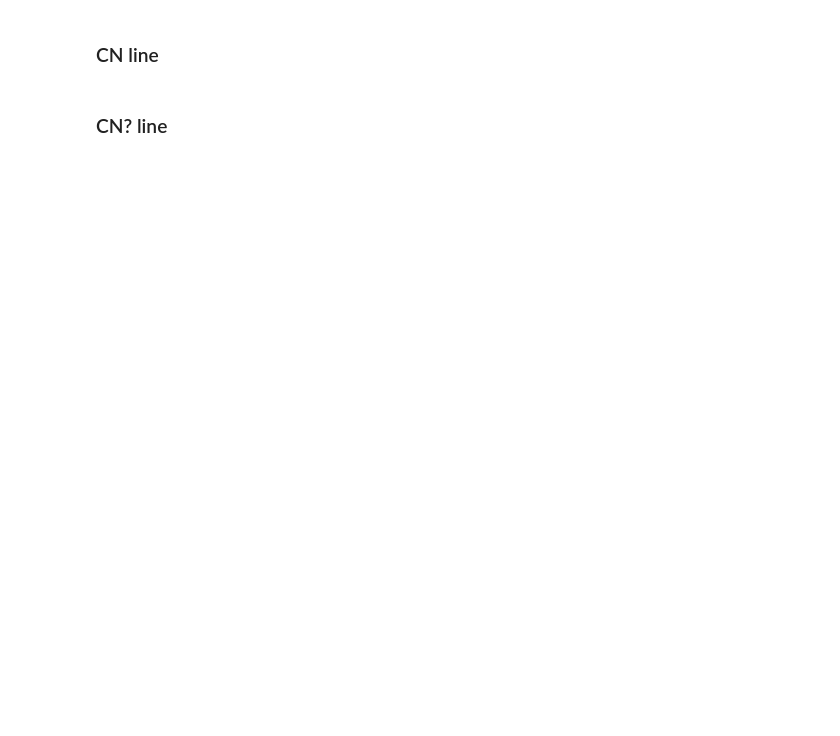
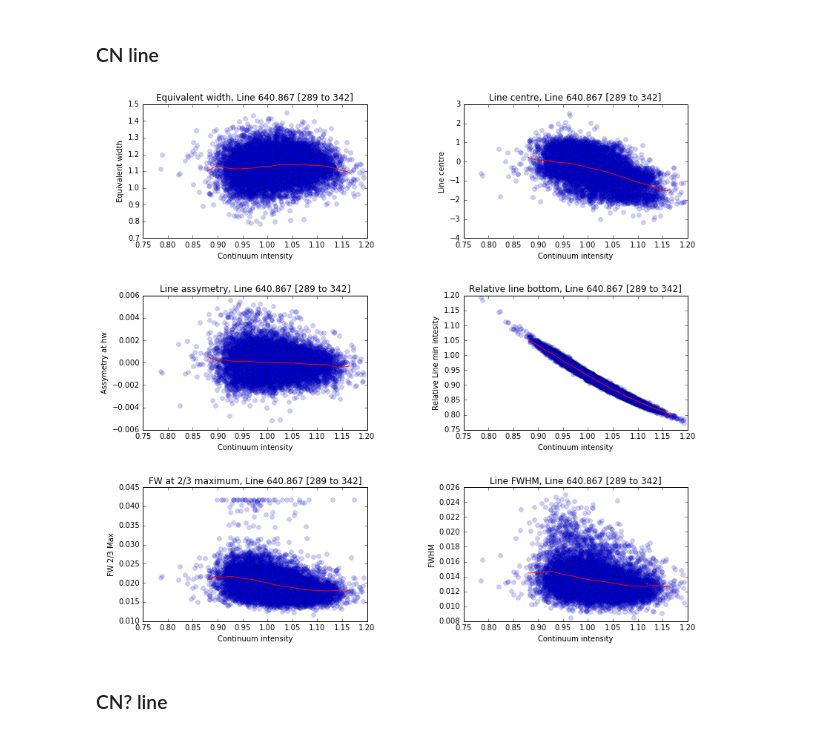
Before and after one commit to Tobychev/Danspectra, a Jupyter notebook: 6405_region-Splines.ipynb, the cells around one changed output. Cells and saved outputs as stored; diff of their text form; code cells hidden in the pictures; blank space fills up the shorter version.

```diff
--- a/6405_region-Splines.ipynb
+++ b/6405_region-Splines.ipynb
@@ -129,7 +126,9 @@ vis.plot_linemap(mesSiFe,SiFe)
 # %% [markdown]
 ### CN line
 # %%
-vis.plot_linemap(mesCN,CN)
+vis.plot_linemap_spline(mesCN,CN)
+# %% [output]
+[figure, added]
 # %% [markdown]
 ### CN? line
 # %%
```
Also changed, not shown: parts of 5 cells of this notebook.
